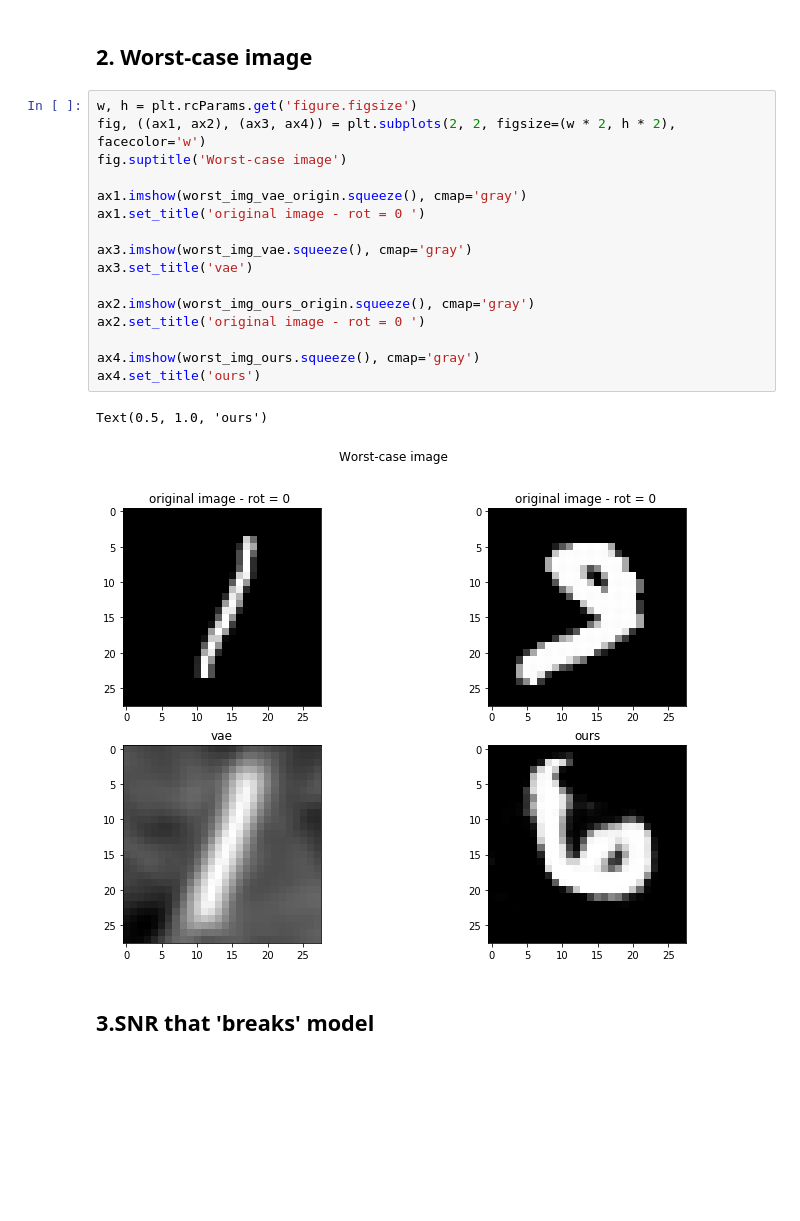
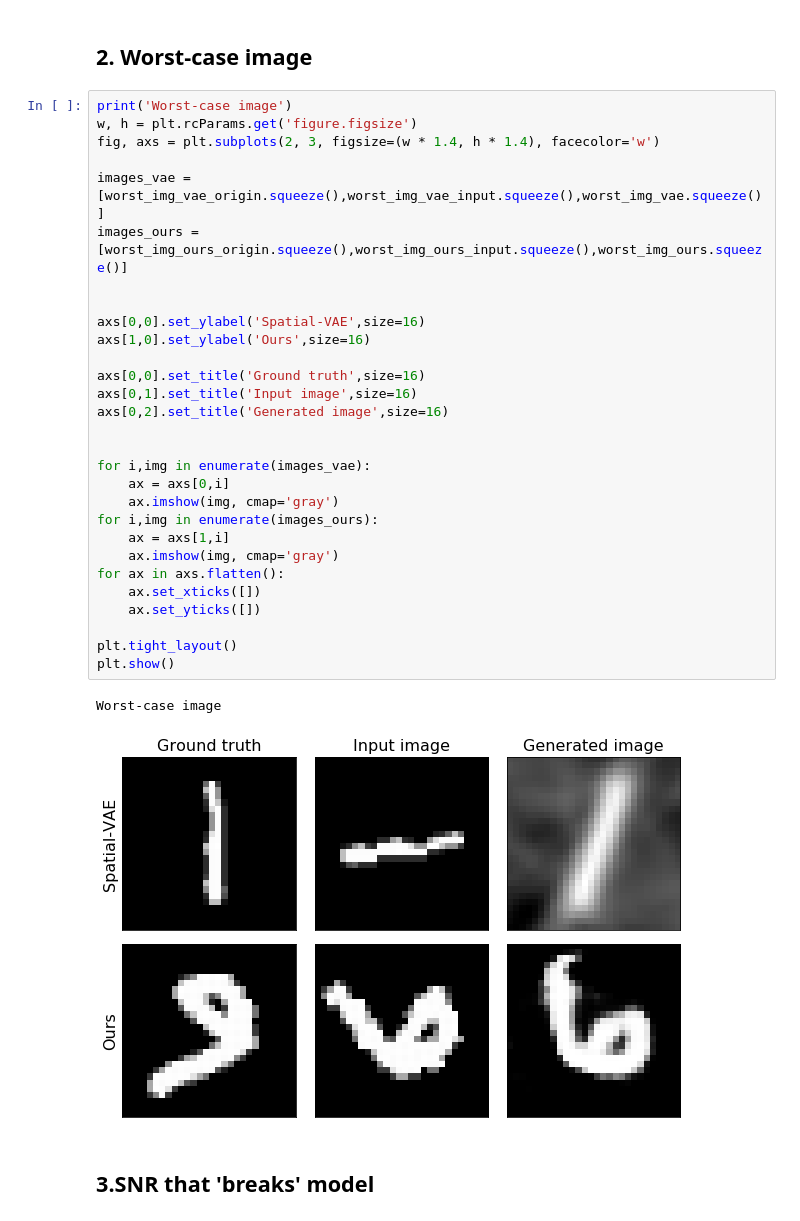
Before and after one commit to kobybibas/CryoEM_rotation_invariant, a Jupyter notebook: notebooks/mnist_eval.ipynb, the cells around one changed output. Drawn from its saved outputs; the diff is of its cells as text; blank space fills up the shorter version.

```diff
--- a/notebooks/mnist_eval.ipynb
+++ b/notebooks/mnist_eval.ipynb
@@ -131,24 +150,37 @@ mean MSE ours: 0.019587841495422992 std: 0.014690775590698252
 # %% [markdown]
 ## 2. Worst-case image
-# %%
-w, h = plt.rcParams.get('figure.figsize')
-fig, ((ax1, ax2), (ax3, ax4)) = plt.subplots(2, 2, figsize=(w * 2, h * 2), facecolor='w')
-fig.suptitle('Worst-case image')
-
-ax1.imshow(worst_img_vae_origin.squeeze(), cmap='gray')
-ax1.set_title('original image - rot = 0 ')
-
-ax3.imshow(worst_img_vae.squeeze(), cmap='gray')
-ax3.set_title('vae')
-
-ax2.imshow(worst_img_ours_origin.squeeze(), cmap='gray')
-ax2.set_title('original image - rot = 0 ')
-
-ax4.imshow(worst_img_ours.squeeze(), cmap='gray')
-ax4.set_title('ours')
-# %% [output]
-Text(0.5, 1.0, 'ours')
-[figure, removed]
+# %%
+print('Worst-case image')
+w, h = plt.rcParams.get('figure.figsize')
+fig, axs = plt.subplots(2, 3, figsize=(w * 1.4, h * 1.4), facecolor='w')
+
+images_vae = [worst_img_vae_origin.squeeze(),worst_img_vae_input.squeeze(),worst_img_vae.squeeze()]
+images_ours = [worst_img_ours_origin.squeeze(),worst_img_ours_input.squeeze(),worst_img_ours.squeeze()]
+
+
+axs[0,0].set_ylabel('Spatial-VAE',size=16)
+axs[1,0].set_ylabel('Ours',size=16)
+
+axs[0,0].set_title('Ground truth',size=16)
+axs[0,1].set_title('Input image',size=16)
+axs[0,2].set_title('Generated image',size=16)
+
+
+for i,img in enumerate(images_vae):
+    ax = axs[0,i]
+    ax.imshow(img, cmap='gray')
+for i,img in enumerate(images_ours):
+    ax = axs[1,i]
+    ax.imshow(img, cmap='gray')
+for ax in axs.flatten():
+    ax.set_xticks([])
+    ax.set_yticks([])
+
+plt.tight_layout()
+plt.show()
+# %% [output]
+Worst-case image
+[figure, added]
 # %% [markdown]
 ## 3.SNR that 'breaks' model
 # %%
```
Also changed, not shown: parts of 4 cells of this notebook, 1 other file.
